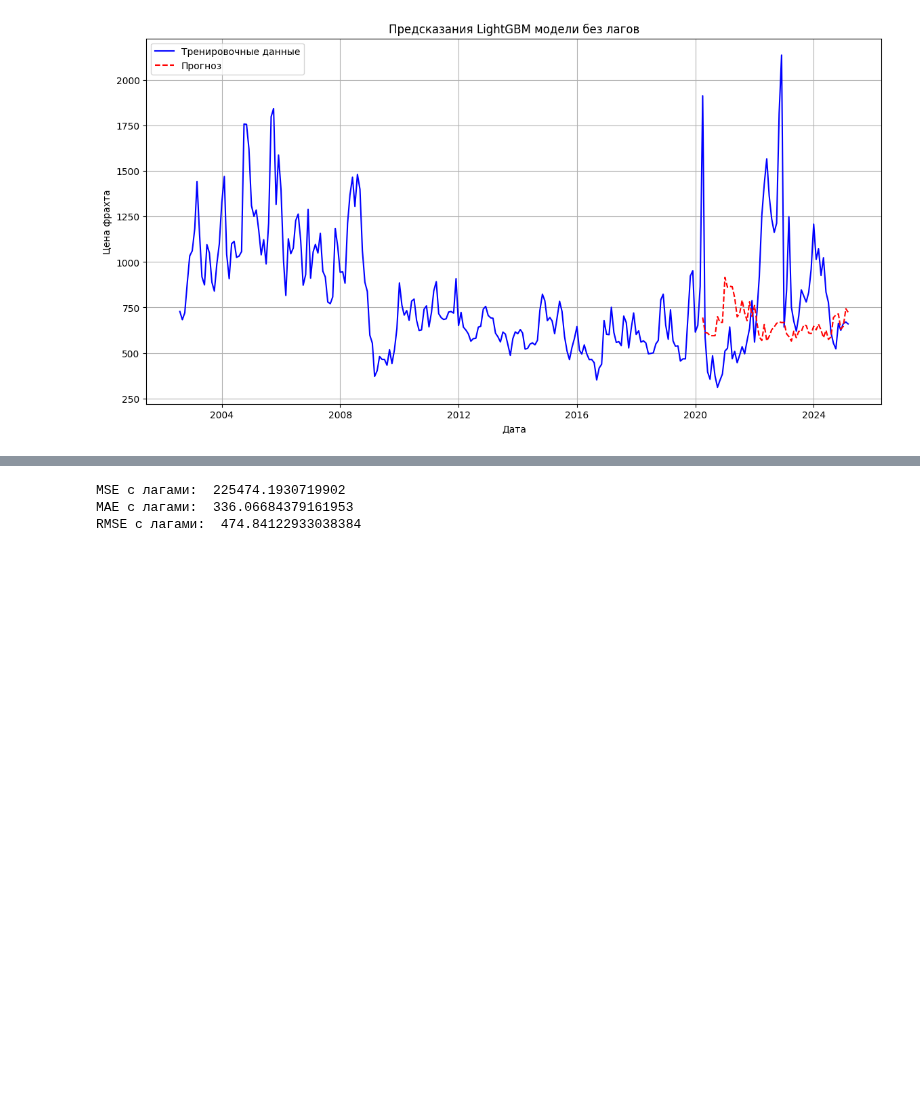
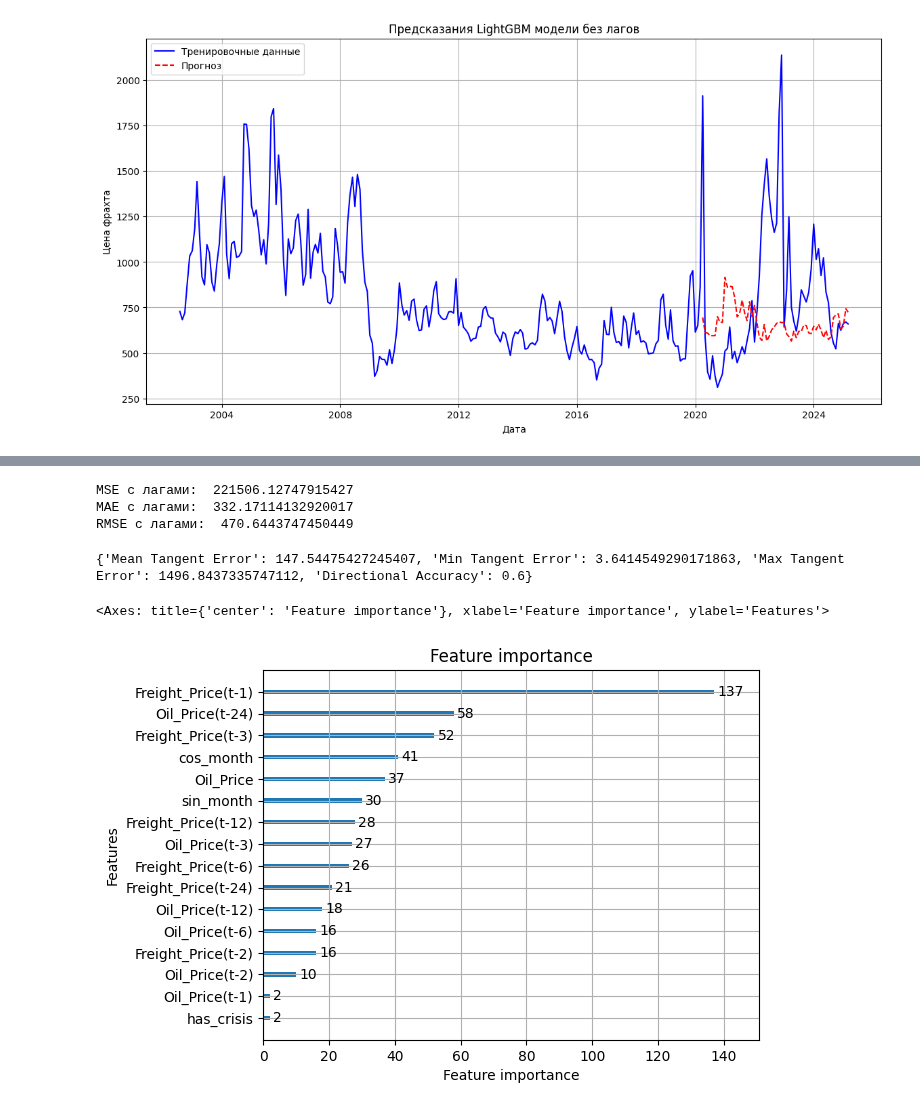
Before and after one commit to ArseniiAntonian/demand_forecasting, a Jupyter notebook: arsen/gb_5yrs.ipynb, the cells around one changed output, grey strips where cells are left out. Saved outputs shown, nothing was run; the diff lists cells and outputs as text; code cells hidden in the pictures; blank space fills up the shorter version.

```diff
--- a/arsen/gb_5yrs.ipynb
+++ b/arsen/gb_5yrs.ipynb
@@ -6,8 +6,8 @@ from sklearn.model_selection import GridSearchCV
 import matplotlib.pyplot as plt
 import numpy as np
 # %%
-df = pd.read_csv('../data/ML.csv')
-df
+df_w_vrisis = pd.read_csv('../data/ML.csv')
+df_w_vrisis
 # %% [output]
 |  | Date | Freight_Price | Oil_Price | crisis_COVID-19 oil crash | crisis_Dot-com crash | crisis_Global financial crisis | ... |
 | 0 | 2002-08-01 | 728.0 | 27.47 | 0.0 | 1.0 | 0.0 | ... |
@@ -23,13 +23,13 @@ df
 | 271 | 2025-03-01 | 660.0 | 70.88 | 0.0 | 0.0 | 0.0 | ... |
 272 rows × 36 columns
 # %%
-df["Date"] = pd.to_datetime(df["Date"], format="%Y-%m-%d")
-df.sort_values("Date", inplace=True)
-df.set_index("Date", inplace=True)
-df.index.freq = 'MS'
-df = df[['Freight_Price', 'Oil_Price', 'has_war', 'has_crisis', 'sin_month', 'cos_month']]
-df = df.dropna()
-df
+df_w_vrisis["Date"] = pd.to_datetime(df_w_vrisis["Date"], format="%Y-%m-%d")
+df_w_vrisis.sort_values("Date", inplace=True)
+df_w_vrisis.set_index("Date", inplace=True)
+df_w_vrisis.index.freq = 'MS'
+df_w_vrisis = df_w_vrisis[['Freight_Price', 'Oil_Price', 'has_war', 'has_crisis', 'sin_month', 'cos_month']]
+df_w_vrisis = df_w_vrisis.dropna()
+df_w_vrisis
 # %% [output]
 |  | Freight_Price | Oil_Price | has_war | has_crisis | sin_month | cos_month |
 | Date |  |  |  |  |  |  |
@@ -101,12 +101,12 @@ plt.show()
 # %% [output]
 [figure]
 # %%
-for lag in [1, 2, 6, 12, 24]:
-    df[f'Freight_Price(t-{lag})'] = df['Freight_Price'].shift(lag)
-    df[f'Oil_Price(t-{lag})'] = df['Oil_Price'].shift(lag)
-df = df.dropna()
-X = df.drop(columns=['Freight_Price'])
-y = df['Freight_Price']
+for lag in [1, 2, 3, 6, 12, 24]:
+    df_w_vrisis[f'Freight_Price(t-{lag})'] = df_w_vrisis['Freight_Price'].shift(lag)
+    df_w_vrisis[f'Oil_Price(t-{lag})'] = df_w_vrisis['Oil_Price'].shift(lag)
+df_w_vrisis = df_w_vrisis.dropna()
+X = df_w_vrisis.drop(columns=['Freight_Price'])
+y = df_w_vrisis['Freight_Price']
 X_train = X[:-60]
 X_test = X[-60:]
 y_train = y[:-60]
@@ -116,5 +116,5 @@ lgb_w_lags = lgb.LGBMRegressor(random_state=42, n_jobs=-1)
 grid_search_w_lags = GridSearchCV(estimator=lgb_w_lags, param_grid=param_grid, scoring='neg_mean_squared_error', n_jobs=-1)
 grid_search_w_lags.fit(X_train, y_train)
 print("Лучшие параметры: ", grid_search_w_lags.best_params_)
-best_model_w_lags = grid_search_w_lags.best_estimator_
+best_model_w_crisis = grid_search_w_lags.best_estimator_
 # %% [output]
@@ -226,11 +232,23 @@ plt.show()
 # %%
-mse_w_lags = mean_squared_error(y_test, forecast_series)
-mae_w_lags = mean_absolute_error(y_test, forecast_series)
-rmse_w_lags = root_mean_squared_error(y_test, forecast_series)
-print("MSE с лагами: ", mse_w_lags)
-print("MAE с лагами: ", mae_w_lags)
-print("RMSE с лагами: ", rmse_w_lags)
+mse_w_crisis = mean_squared_error(y_test, forecast_series)
+mae_w_crisis = mean_absolute_error(y_test, forecast_series)
+rmse_w_crisis = root_mean_squared_error(y_test, forecast_series)
+print("MSE с лагами: ", mse_w_crisis)
+print("MAE с лагами: ", mae_w_crisis)
+print("RMSE с лагами: ", rmse_w_crisis)
 # %% [output]
-MSE с лагами:  225474.1930719902
-MAE с лагами:  336.06684379161953
-RMSE с лагами:  474.84122933038384
+MSE с лагами:  221506.12747915427
+MAE с лагами:  332.17114132920017
+RMSE с лагами:  470.6443747450449
+# %%
+from metrics.trend_metrics import TrendMetrics
+df_y = pd.DataFrame({'Freight_Price': y_test, 'yhat_exp': forecast_series})
+trend_metrics = TrendMetrics(df_y)
+print(trend_metrics.summary())
+# %% [output]
+{'Mean Tangent Error': 147.54475427245407, 'Min Tangent Error': 3.6414549290171863, 'Max Tangent Error': 1496.8437335747112, 'Directional Accuracy': 0.6}
+# %%
+lgb.plot_importance(best_model_w_crisis)
+# %% [output]
+<Axes: title={'center': 'Feature importance'}, xlabel='Feature importance', ylabel='Features'>
+[figure, added]
```
Also changed, not shown: parts of 17 cells of this notebook.
